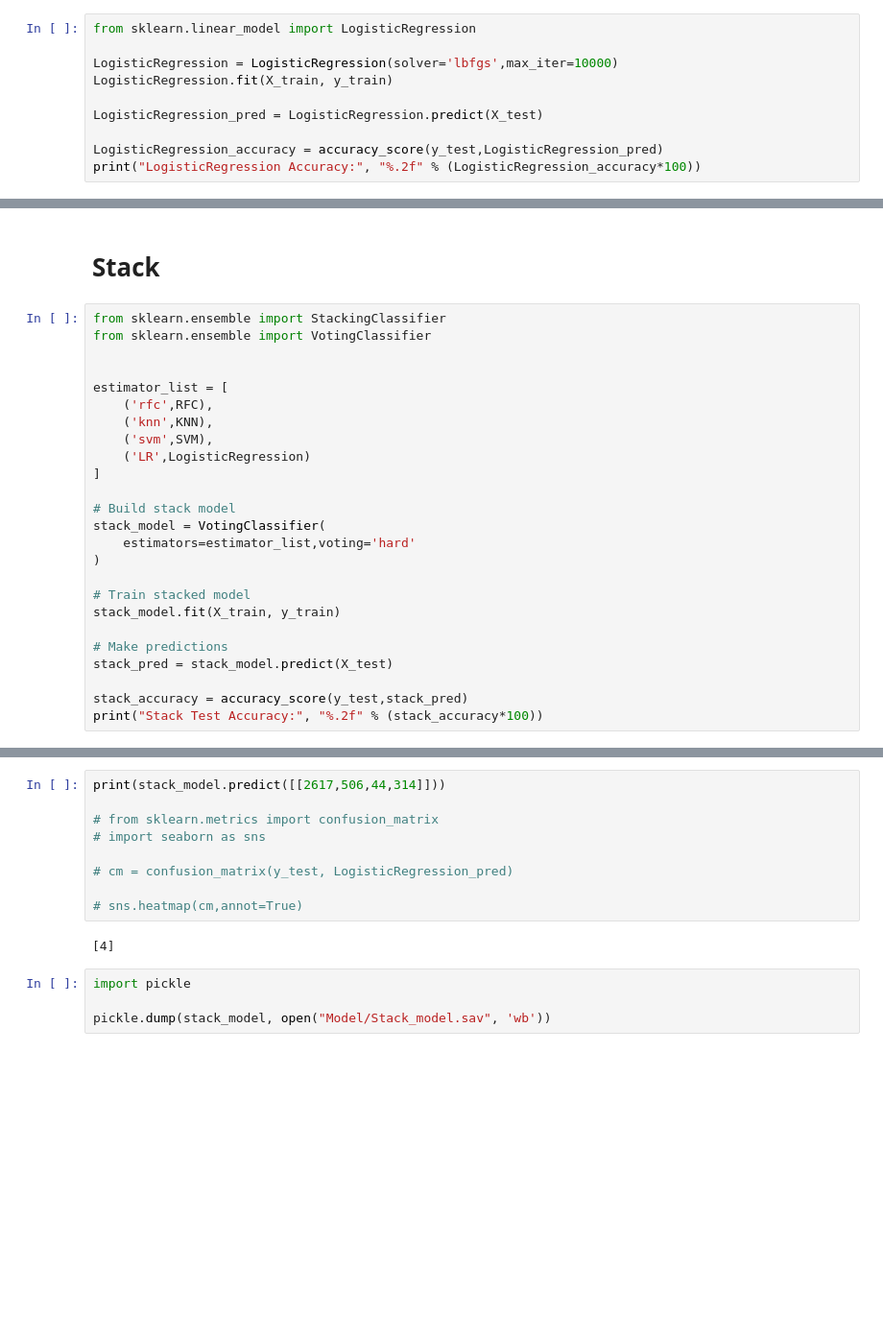
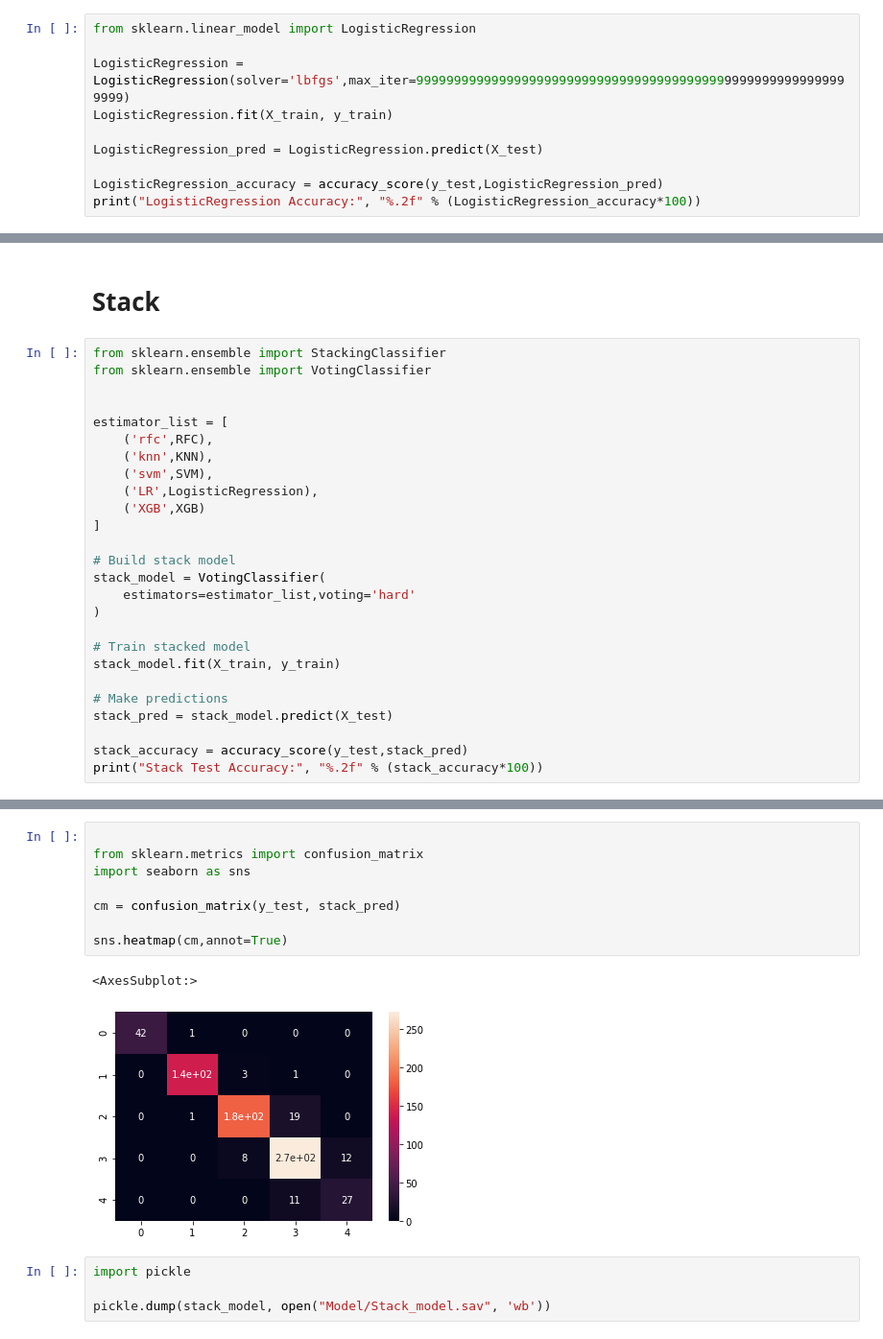
Before and after one commit to rishav-karanjit/Essay-Grader, a Jupyter notebook: Untitled.ipynb, the cells around one changed output, grey strips where cells are left out. Shown at 96% size. Cells and saved outputs as stored; diff of their text form; blank space fills up the shorter version.

```diff
--- a/Untitled.ipynb
+++ b/Untitled.ipynb
@@ -94,7 +105,7 @@ XGB Accuracy: 83.47
 # %%
 from sklearn.linear_model import LogisticRegression
 
-LogisticRegression = LogisticRegression(solver='lbfgs',max_iter=10000)
+LogisticRegression = LogisticRegression(solver='lbfgs',max_iter=9999999999999999999999999999999999999999999999999999999999999)
 LogisticRegression.fit(X_train, y_train)
 
 LogisticRegression_pred = LogisticRegression.predict(X_test)
@@ -114,7 +132,8 @@ estimator_list = [
     ('rfc',RFC),
     ('knn',KNN),
     ('svm',SVM),
-    ('LR',LogisticRegression)
+    ('LR',LogisticRegression),
+    ('XGB',XGB)
 ]
 
 # Build stack model
@@ -135,14 +162,14 @@ Stack Test Accuracy: 87.11
 # %%
-print(stack_model.predict([[2617,506,44,314]]))
 
-# from sklearn.metrics import confusion_matrix
-# import seaborn as sns
+from sklearn.metrics import confusion_matrix
+import seaborn as sns
 
-# cm = confusion_matrix(y_test, LogisticRegression_pred)
+cm = confusion_matrix(y_test, stack_pred)
 
-# sns.heatmap(cm,annot=True)
+sns.heatmap(cm,annot=True)
 # %% [output]
-[4]
+<AxesSubplot:>
+[figure, added]
 # %%
 import pickle
 
```
Also changed, not shown: parts of 9 cells of this notebook, 3 other files.
